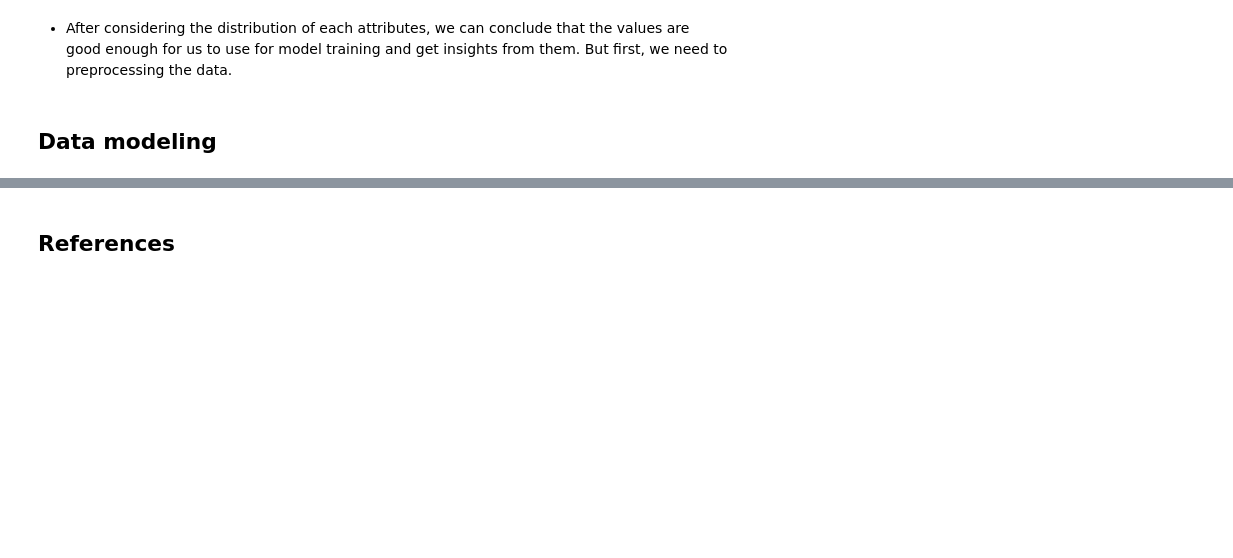
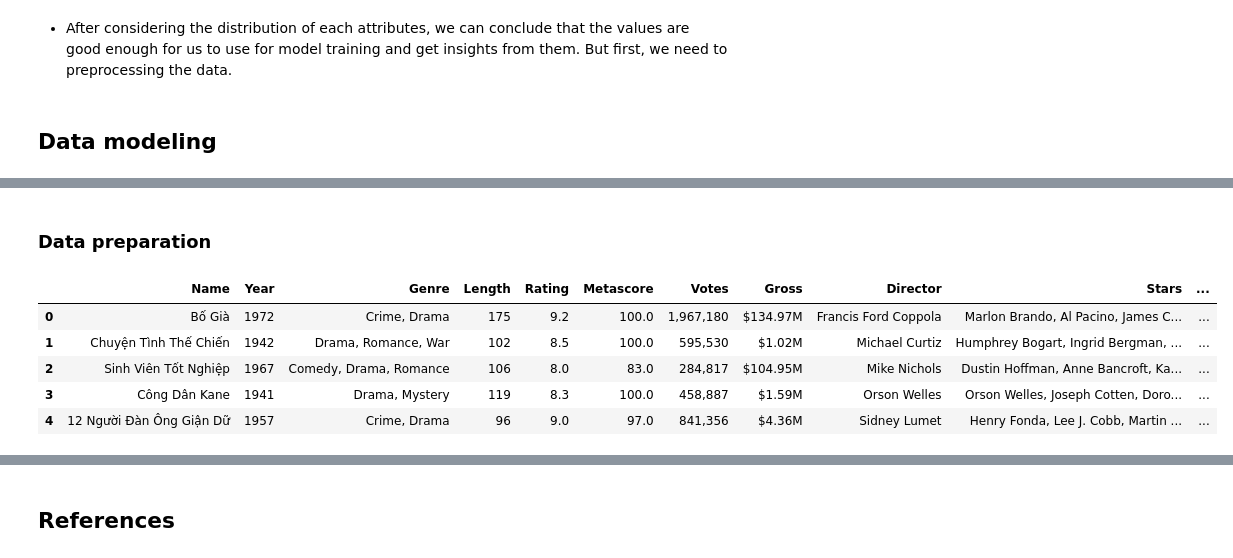
Before and after one commit to trandainien1/IntroDS_Final_Project, a Jupyter notebook: main.ipynb, the cells around one changed output, grey strips where cells are left out. Drawn from its saved outputs; the diff is of its cells as text; code cells hidden in the pictures; blank space fills up the shorter version.

```diff
--- a/main.ipynb
+++ b/main.ipynb
@@ -529,0 +556,12 @@ Name: Description, Length: 1500, dtype: int64
+# %% [markdown]
+### Data preparation
+# %%
+filmdata_df = pd.read_csv("./data_film.csv")
+filmdata_df.head()
+# %% [output]
+|  | Name | Year | Genre | Length | Rating | Metascore | Votes | Gross | Director | Stars | ... |
+| 0 | Bố Già | 1972 | Crime, Drama | 175 | 9.2 | 100.0 | 1,967,180 | $134.97M | Francis Ford Coppola | Marlon Brando, Al Pacino, James C... | ... |
+| 1 | Chuyện Tình Thế Chiến | 1942 | Drama, Romance, War | 102 | 8.5 | 100.0 | 595,530 | $1.02M | Michael Curtiz | Humphrey Bogart, Ingrid Bergman, ... | ... |
+| 2 | Sinh Viên Tốt Nghiệp | 1967 | Comedy, Drama, Romance | 106 | 8.0 | 83.0 | 284,817 | $104.95M | Mike Nichols | Dustin Hoffman, Anne Bancroft, Ka... | ... |
+| 3 | Công Dân Kane | 1941 | Drama, Mystery | 119 | 8.3 | 100.0 | 458,887 | $1.59M | Orson Welles | Orson Welles, Joseph Cotten, Doro... | ... |
+| 4 | 12 Người Đàn Ông Giận Dữ | 1957 | Crime, Drama | 96 | 9.0 | 97.0 | 841,356 | $4.36M | Sidney Lumet | Henry Fonda, Lee J. Cobb, Martin ... | ... |
```
Also changed, not shown: parts of 29 cells of this notebook.
